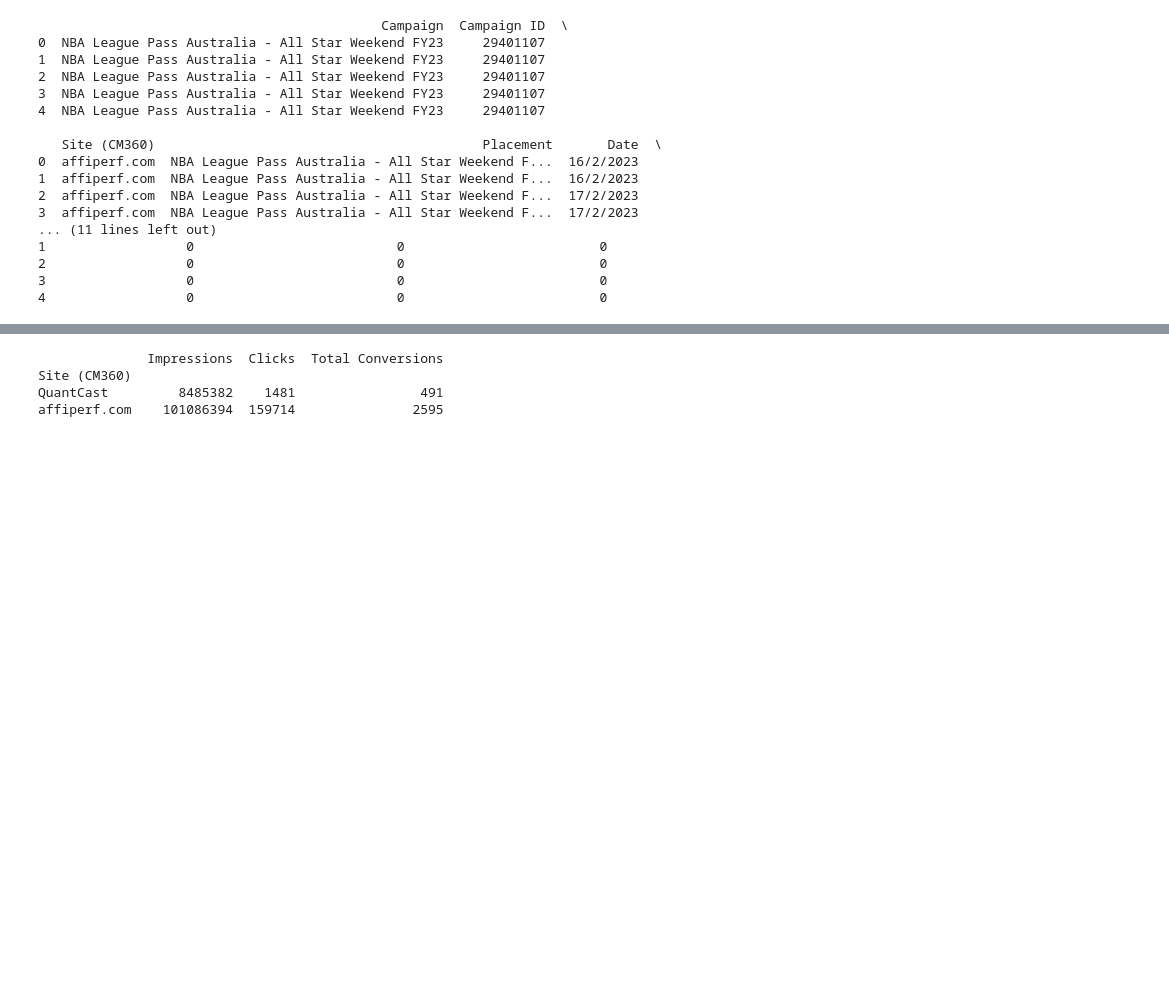
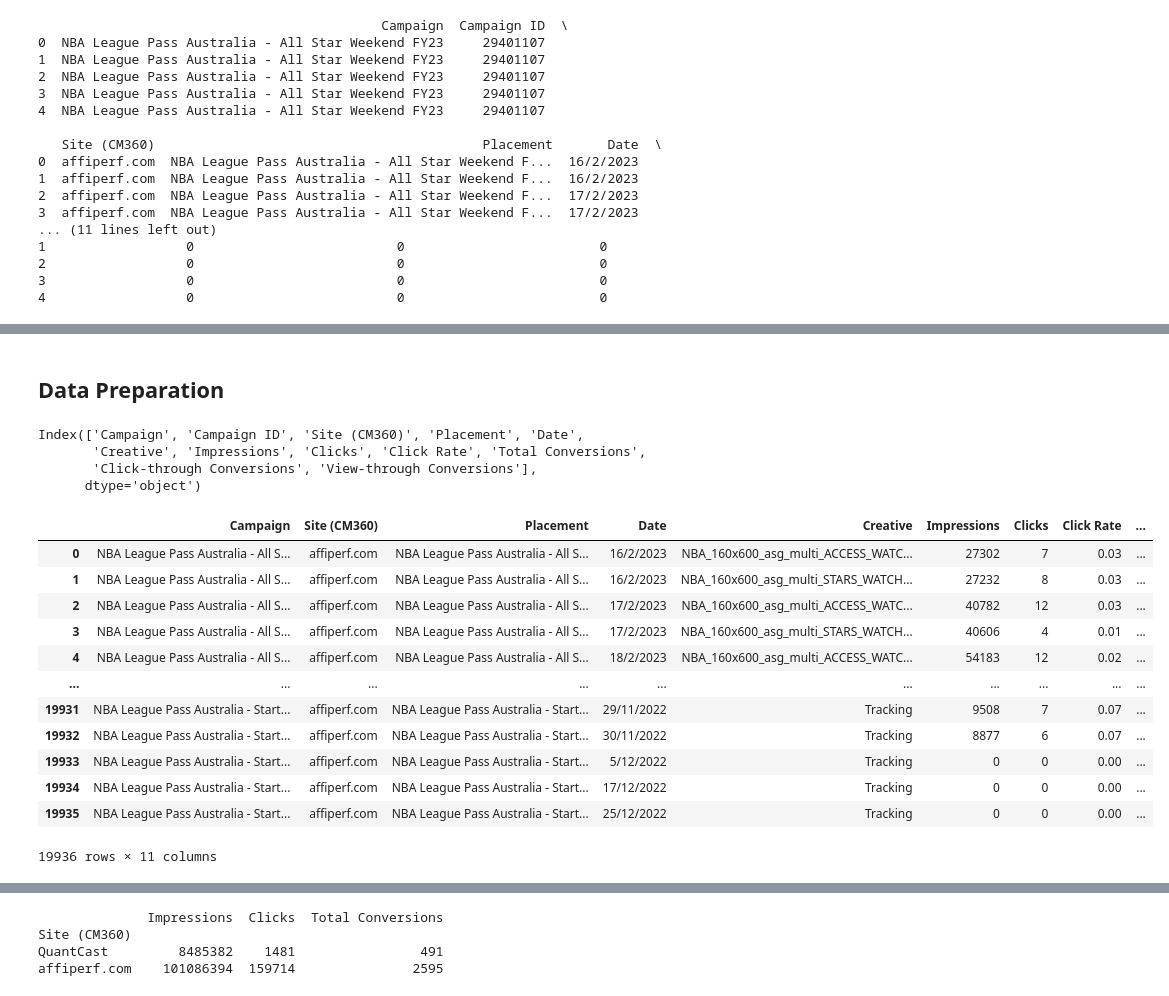
Before and after one commit to rossgarner/Paid-Marketing-Analytics, a Jupyter notebook: AU FY23 Campaign Analysis.ipynb, the cells around one changed output, grey strips where cells are left out. Cells and saved outputs as stored; diff of their text form; code cells hidden in the pictures; blank space fills up the shorter version.

```diff
--- a/AU FY23 Campaign Analysis.ipynb
+++ b/AU FY23 Campaign Analysis.ipynb
@@ -24,0 +71,25 @@ print(campaign_df.head())
+# %% [markdown]
+## Data Preparation
+# %%
+campaign_df.columns
+# %% [output]
+Index(['Campaign', 'Campaign ID', 'Site (CM360)', 'Placement', 'Date',
+       'Creative', 'Impressions', 'Clicks', 'Click Rate', 'Total Conversions',
+       'Click-through Conversions', 'View-through Conversions'],
+      dtype='object')
+# %%
+campaign_df.drop(['Campaign ID'], axis=1) #we can remove campaign id since we have campaign name
+# %% [output]
+|  | Campaign | Site (CM360) | Placement | Date | Creative | Impressions | Clicks | Click Rate | ... |
+| 0 | NBA League Pass Australia - All S... | affiperf.com | NBA League Pass Australia - All S... | 16/2/2023 | NBA_160x600_asg_multi_ACCESS_WATC... | 27302 | 7 | 0.03 | ... |
+| 1 | NBA League Pass Australia - All S... | affiperf.com | NBA League Pass Australia - All S... | 16/2/2023 | NBA_160x600_asg_multi_STARS_WATCH... | 27232 | 8 | 0.03 | ... |
+| 2 | NBA League Pass Australia - All S... | affiperf.com | NBA League Pass Australia - All S... | 17/2/2023 | NBA_160x600_asg_multi_ACCESS_WATC... | 40782 | 12 | 0.03 | ... |
+| 3 | NBA League Pass Australia - All S... | affiperf.com | NBA League Pass Australia - All S... | 17/2/2023 | NBA_160x600_asg_multi_STARS_WATCH... | 40606 | 4 | 0.01 | ... |
+| 4 | NBA League Pass Australia - All S... | affiperf.com | NBA League Pass Australia - All S... | 18/2/2023 | NBA_160x600_asg_multi_ACCESS_WATC... | 54183 | 12 | 0.02 | ... |
+| ... | ... | ... | ... | ... | ... | ... | ... | ... | ... |
+| 19931 | NBA League Pass Australia - Start... | affiperf.com | NBA League Pass Australia - Start... | 29/11/2022 | Tracking | 9508 | 7 | 0.07 | ... |
+| 19932 | NBA League Pass Australia - Start... | affiperf.com | NBA League Pass Australia - Start... | 30/11/2022 | Tracking | 8877 | 6 | 0.07 | ... |
+| 19933 | NBA League Pass Australia - Start... | affiperf.com | NBA League Pass Australia - Start... | 5/12/2022 | Tracking | 0 | 0 | 0.00 | ... |
+| 19934 | NBA League Pass Australia - Start... | affiperf.com | NBA League Pass Australia - Start... | 17/12/2022 | Tracking | 0 | 0 | 0.00 | ... |
+| 19935 | NBA League Pass Australia - Start... | affiperf.com | NBA League Pass Australia - Start... | 25/12/2022 | Tracking | 0 | 0 | 0.00 | ... |
+19936 rows × 11 columns
```
Also changed, not shown: parts of 12 cells of this notebook.
